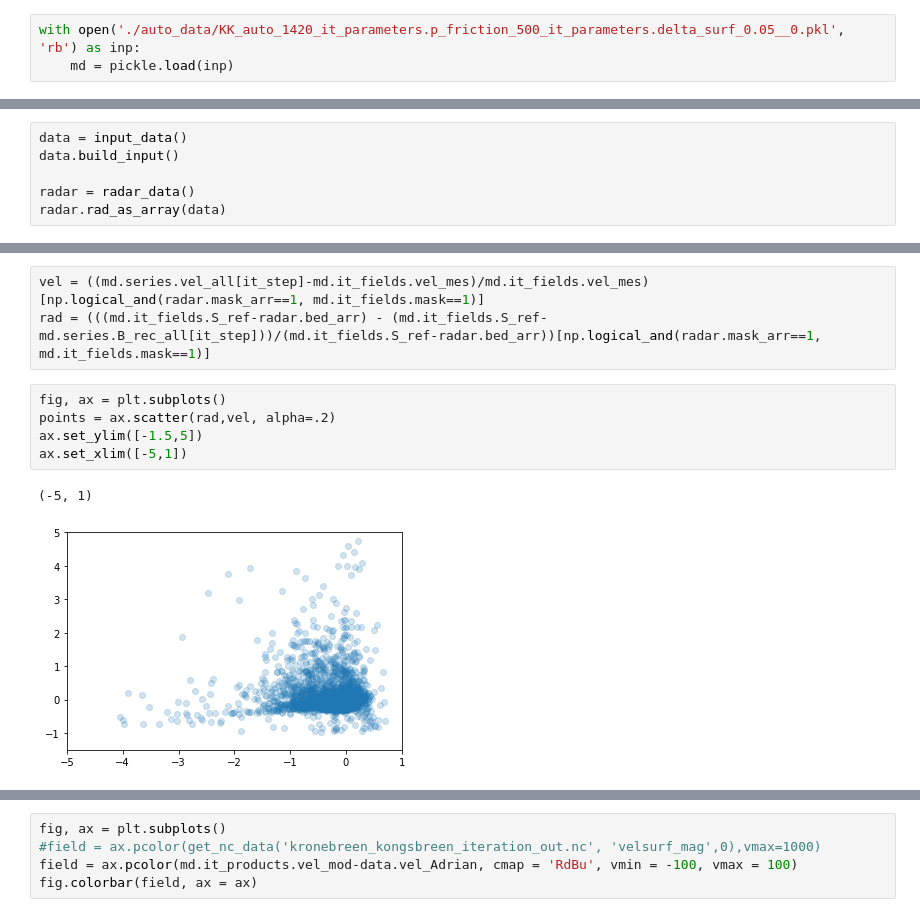
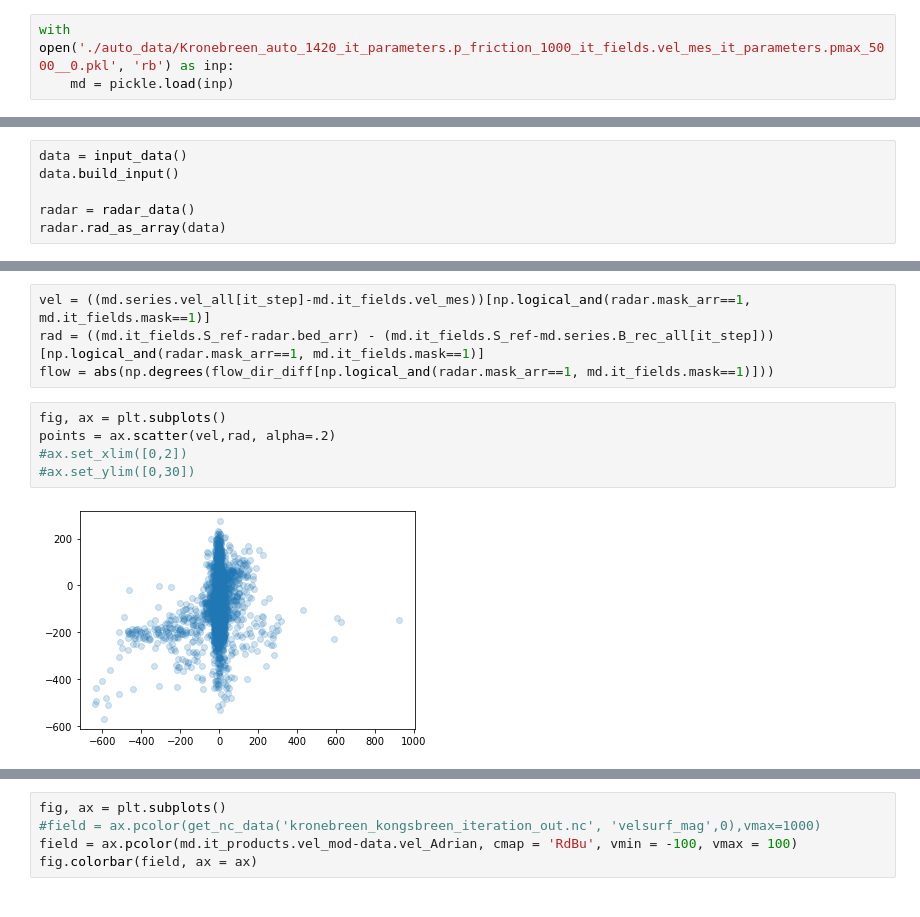
Before and after one commit to hahohe1892/thick_inv, a Jupyter notebook: auto_analysis.ipynb, the cells around one changed output, grey strips where cells are left out. Saved outputs shown, nothing was run; the diff lists cells and outputs as text.

```diff
--- a/auto_analysis.ipynb
+++ b/auto_analysis.ipynb
@@ -21,7 +21,7 @@ import pandas as pd
 import scipy.io
 from model import *
 # %%
-with open('./auto_data/KK_auto_1420_it_parameters.p_friction_500_it_parameters.delta_surf_0.05__0.pkl', 'rb') as inp:
+with open('./auto_data/Kronebreen_auto_1420_it_parameters.p_friction_1000_it_fields.vel_mes_it_parameters.pmax_5000__0.pkl', 'rb') as inp:
     md = pickle.load(inp)
 # %%
 print(md.warnings)
@@ -197,11 +293,11 @@ fig.colorbar(field1, ax = ax[1])
 # %%
-vel = ((md.series.vel_all[it_step]-md.it_fields.vel_mes)/md.it_fields.vel_mes)[np.logical_and(radar.mask_arr==1, md.it_fields.mask==1)]
-rad = (((md.it_fields.S_ref-radar.bed_arr) - (md.it_fields.S_ref-md.series.B_rec_all[it_step]))/(md.it_fields.S_ref-radar.bed_arr))[np.logical_and(radar.mask_arr==1, md.it_fields.mask==1)]
+vel = ((md.series.vel_all[it_step]-md.it_fields.vel_mes))[np.logical_and(radar.mask_arr==1, md.it_fields.mask==1)]
+rad = ((md.it_fields.S_ref-radar.bed_arr) - (md.it_fields.S_ref-md.series.B_rec_all[it_step]))[np.logical_and(radar.mask_arr==1, md.it_fields.mask==1)]
+flow = abs(np.degrees(flow_dir_diff[np.logical_and(radar.mask_arr==1, md.it_fields.mask==1)]))
 # %%
 fig, ax = plt.subplots()
-points = ax.scatter(rad,vel, alpha=.2)
-ax.set_ylim([-1.5,5])
-ax.set_xlim([-5,1])
+points = ax.scatter(vel,rad, alpha=.2)
+#ax.set_xlim([0,2])
+#ax.set_ylim([0,30])
 # %% [output]
-(-5, 1)
-[figure, old version]
+[figure, new version]
```
Also changed, not shown: parts of 35 cells of this notebook, 2 other files.
